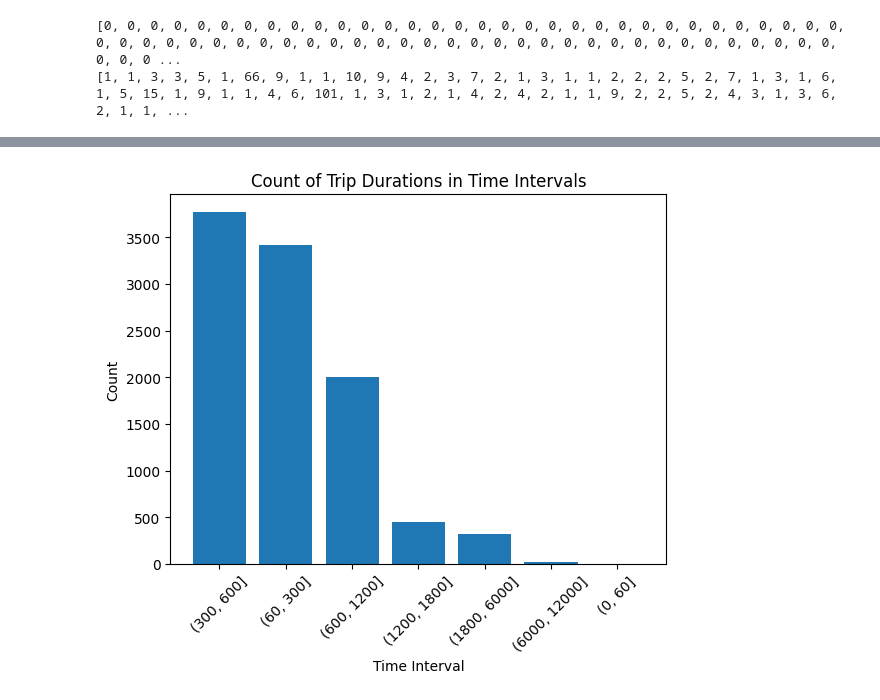
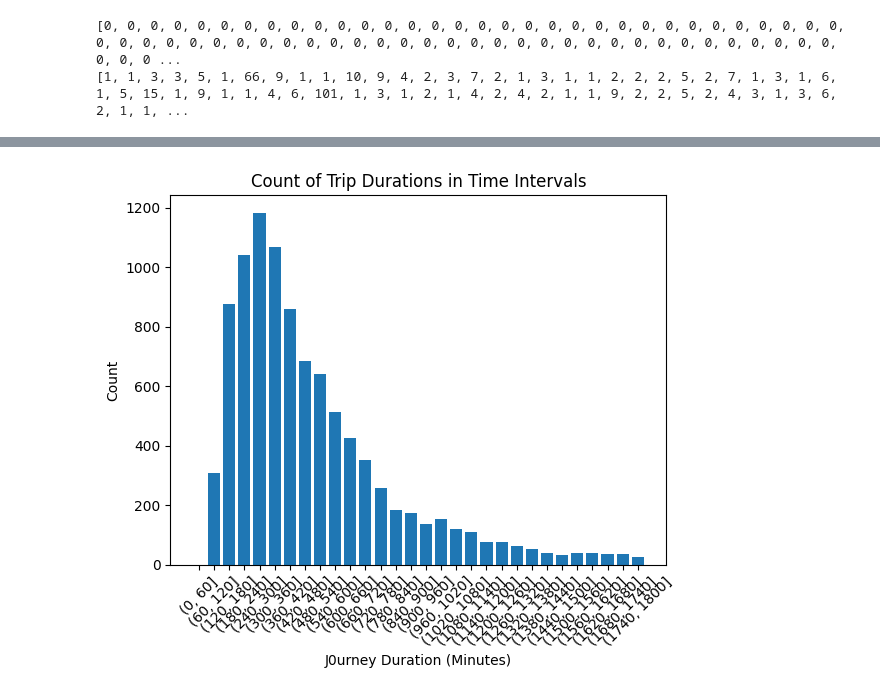
Before and after one commit to lukasschirren/nyc_bike_rental, a Jupyter notebook: Sophia_Workspace.ipynb, the cells around one changed output, grey strips where cells are left out. Drawn from its saved outputs; the diff is of its cells as text; code cells hidden in the pictures.

```diff
--- a/Sophia_Workspace.ipynb
+++ b/Sophia_Workspace.ipynb
@@ -28,10 +48,11 @@ print(np.__version__)
 #cd['Hour'] = cd['Start Time'].dt.hour
 #cd['Time'] = cd['Start Time'].dt.time
 
+first_4_chars = cd['Start Time'].str[:4]
+#years = pd.to_numeric(first_4_chars, errors='coerce')
+#time = cd['Start Time'].str[11:16].to_list()
+cd['Years'] = pd.to_numeric(first_4_chars, errors='coerce')                                  # Will not add new Dataframe column.....
+cd['Times'] = cd['Start Time'].str[11:16].to_list()
+cd['Month'] = pd.to_numeric(cd['Start Time'].str[5:7], errors='coerce')
 
-first_4_chars = cd['Start Time'].str[:4]
-years = pd.to_numeric(first_4_chars, errors='coerce')
-time = cd['Start Time'].str[11:16].to_list()
-#cd['Years'] = years                                    Will not add new Dataframe column.....
-
-type(time)
+#type(time)
@@ -151,23 +265,24 @@ print(station_count)
 # %%
-cd1 = cd[cd['Trip Duration'] < 1000000].iloc[1:10000]
+cd2 = cd[cd['Trip Duration'] < 1000000].iloc[1:10000]
+#time_intervals = [0, 60, 300, 600, 1200, 1800, 6000, 12000]
 
-# Define time intervals
-time_intervals = [0, 60, 300, 600, 1200, 1800, 6000, 12000]
+time_intervals = []
+for i in range(31):
+    x=i*60
+    time_intervals.append(x)
+#time_intervals.append(6000)
 
 # Categorize 'Trip Duration' into time intervals
-#cd1['Time Interval'] = pd.cut(cd1['Trip Duration'], bins=time_intervals)
+cd2['Time Interval'] = pd.cut(cd2['Trip Duration'], bins=time_intervals)
+# Count the occurrences in each time interval
+counts = cd2['Time Interval'].value_counts().sort_index()
+#counts = pd.cut(cd2['Trip Duration'], bins=time_intervals).value_counts()
 
-# Count the occurrences in each time interval
-#counts = cd1['Time Interval'].value_counts().sort_index()
-
-counts = pd.cut(cd1['Trip Duration'], bins=time_intervals).value_counts()
-
-# Plotting
 plt.bar(x=counts.index.astype(str), height=counts)
-plt.xlabel('Time Interval')
+plt.xlabel('J0urney Duration (Minutes)')
 plt.ylabel('Count')
 plt.title('Count of Trip Durations in Time Intervals')
 plt.xticks(rotation=45)
 plt.show()
 # %% [output]
-[figure, old version]
+[figure, new version]
```
Also changed, not shown: parts of 17 cells of this notebook, 4 other files.
